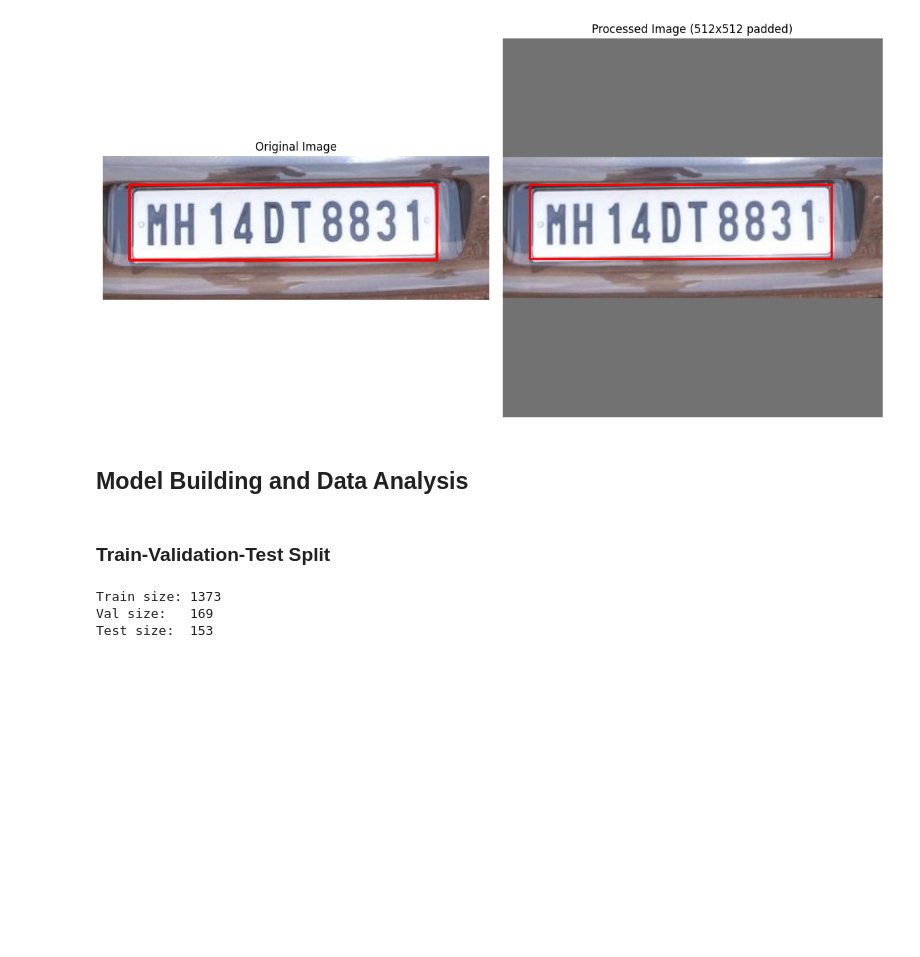
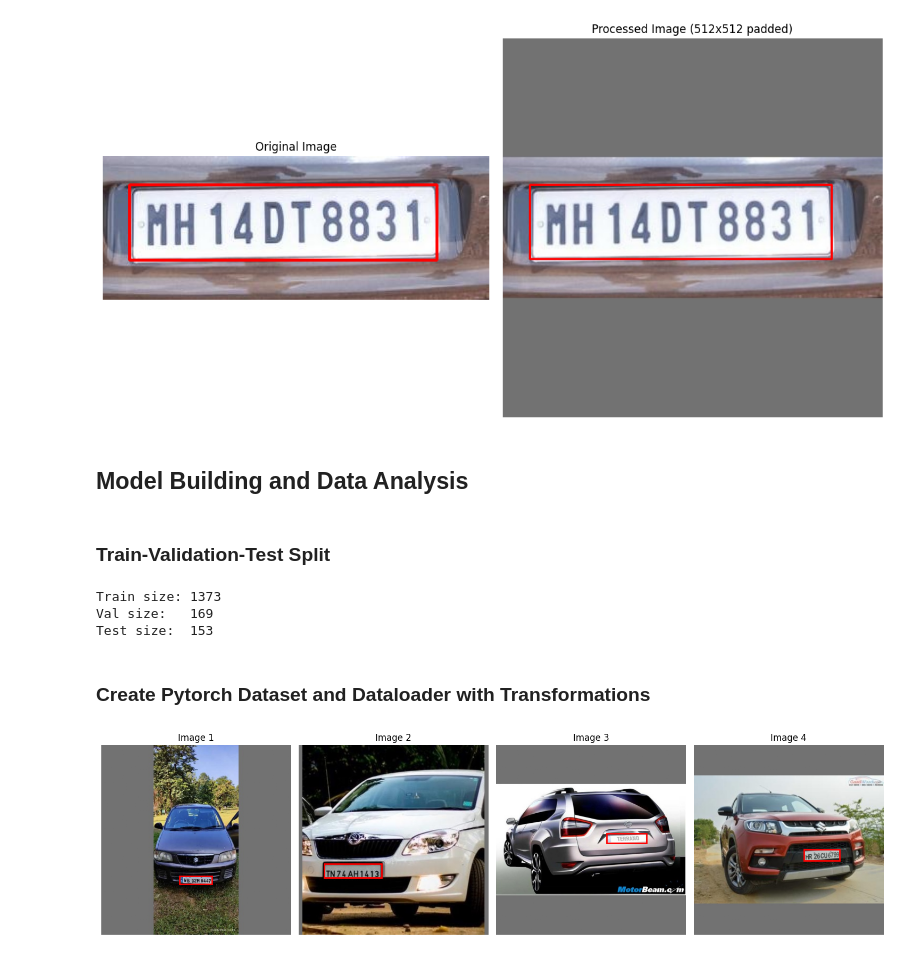
Before and after one commit to AndrewReusche/License_Plate_Detection, a Jupyter notebook: License_Plate_Detection_with_CNN.ipynb, the cells around one changed output. Drawn from its saved outputs; the diff is of its cells as text; code cells hidden in the pictures; blank space fills up the shorter version.

Commit message:
final notebook: pytorch dataset and transformations

```diff
--- a/License_Plate_Detection_with_CNN.ipynb
+++ b/License_Plate_Detection_with_CNN.ipynb
@@ -461,3 +461,5 @@ print("Test size: ", len(os.listdir('data/final_split/test/images')))
 Train size: 1373
 Val size:   169
 Test size:  153
+# %% [markdown]
+### Create Pytorch Dataset and Dataloader with Transformations
@@ -463,0 +518,35 @@ Test size:  153
+# %%
+#preview transformed sample with bounding boxes
+def show_batch_with_boxes(dataloader, batch_size= 4):
+    images, bboxes= next(iter(dataloader))
+    images= images[:batch_size]
+    bboxes= bboxes[:batch_size]
+
+    fig, axs= plt.subplots(1, batch_size, figsize= (15, 5))
+
+    for i in range(batch_size):
+        img= images[i].permute(1, 2, 0).numpy()
+        h, w, _= img.shape
+
+        x_center, y_center, box_w, box_h= bboxes[i].tolist()
+        x1= int((x_center - box_w / 2) * w)
+        y1= int((y_center - box_h / 2) * h)
+        x2= int((x_center + box_w / 2) * w)
+        y2= int((y_center + box_h / 2) * h)
+
+        axs[i].imshow(img)
+        axs[i].add_patch(plt.Rectangle((x1, y1),
+                                       x2 - x1,
+                                       y2 - y1,
+                                       edgecolor='red',
+                                       facecolor='none',
+                                       linewidth=2))
+        axs[i].axis('off')
+        axs[i].set_title(f"Image {i+1}")
+
+    plt.tight_layout()
+    plt.show()
+
+show_batch_with_boxes(train_loader, batch_size= 4)
+# %% [output]
+[figure, added]
```
Also changed, not shown: parts of 2 cells of this notebook.
